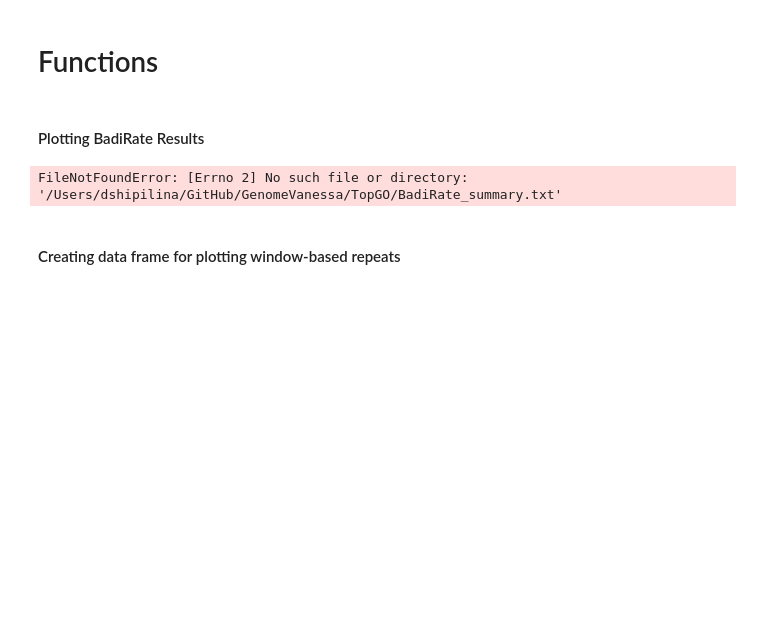
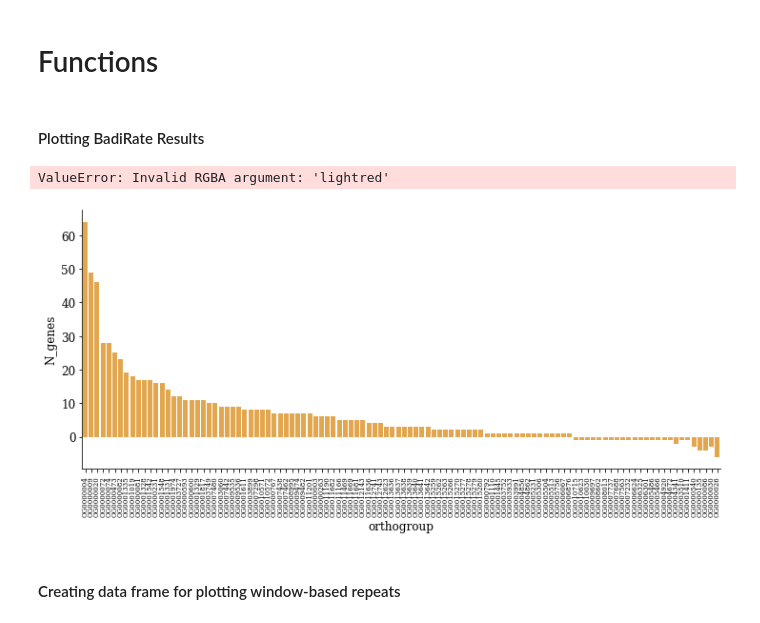
Before and after one commit to DaSh-bash/GenomeVanessa, a Jupyter notebook: Figures/VanessaGenomeFigures.ipynb, the cells around one changed output. Saved outputs shown, nothing was run; the diff lists cells and outputs as text; code cells hidden in the pictures; blank space fills up the shorter version.

Commit message:
new BadiRate insert

```diff
--- a/Figures/VanessaGenomeFigures.ipynb
+++ b/Figures/VanessaGenomeFigures.ipynb
@@ -24,62 +24,80 @@ ml.rc('font', family='serif',size=12)
 # %% [markdown]
 #### Plotting BadiRate Results
 # %%
-new = open("/Users/dshipilina/GitHub/GenomeVanessa/TopGO/BadiRate_summary.txt").read()
+#Reading the file
+
+#new = open("/Users/dshipilina/GitHub/GenomeVanessa/TopGO/BadiRate_summary.txt").read()
+new = open("/Users/dariashipilina/Documents/GitHub/GenomeVanessa/TopGO/BadiRate_summary.txt").read()
 split_ = new.split('\n')
-print(split_[2])
+#print(split_[2])
 eigve_array=[]
 #print(split_file2[2])
 for i in split_:
     ii=i.split()
     eigve_array+=[ii]
 
 df3=pd.DataFrame(eigve_array)
 df3.columns =["orthogroup", "N_genes"]
 df3 = df3[:-1]
 #df3 = df3.apply(pd.to_numeric, errors='coerce')
 df3["N_genes"] = pd.to_numeric(df3["N_genes"], downcast="float")
 df3
 
-#df3.hist()
-    #df3, x="orthogroup", col="N_genes",
-    #binwidth=3, height=3, facet_kws=dict(margin_titles=True),
-#)
-#ml.rcParams['figure.figsize'] = (12.0, 5.0)
-#plt.plot(x=0)
+
+#Setting up aspect ratio and axes
+
+ml.rcParams['figure.figsize'] = (12.0, 5.0)
 plt.xticks(rotation=90)
 plt.tick_params(axis='x', labelsize=7)
 plt.rcParams['axes.spines.left'] = True
 plt.rcParams['axes.spines.right'] = False
 plt.rcParams['axes.spines.top'] = False
 plt.rcParams['axes.spines.bottom'] = True
-plt.xlabel("Position along the chromosome")
-plt.ylabel("Number of repeats")
-x=df3["orthogroup"]
-y=df3["N_genes"]
+plt.xlabel("Orthogroups")
+plt.ylabel("Number of genes")
+
+#Creating barplot
+
 #plt.bar(x,y) #,hue=df3["N_genes"],palette="cool")
-ml.rcParams['figure.figsize'] = (13.0, 5.0)
-graph= sns.barplot(x,y, color="#faab36",) #df3["N_genes"])
-## ax = sns.countplot(x="class", data=titanic)
-#ml.rcParams['figure.figsize'] = (8.0, 5.0)
-#plt.plot(x=0)
+graph= sns.barplot(df3["orthogroup"],df3["N_genes"], color="#faab36") #df3["N_genes"])
+
+
+#Setting up differential transparency
+
+#df3["alpha"] = np.where(df3['N_genes']<0, 1.0, 0.05)
+#sns.barplot(x=df3["orthogroup"], y=df3["N_genes"],data=df3[df3["alpha"] == 0.05], color= "#faab36")
+#sns.barplot(x=df3["orthogroup"], y=df3["N_genes"],data=df3[df3["alpha"] == 1.0], color= "grey")
+#sns.barplot(x=df3["orthogroup"], y=df3["N_genes"],data=df3[df3["alpha"] == 1.0], alpha=1.0)
+#ax = sens.barplot(x=idx, y=values) # or use ax=your_axis_object
+
+for bar in graph.patches:
+    if bar.get_height() < 0:
+        bar.set_color('lightblue')
+    else:
+        bar.set_color('lightred')
+
+
 plt.xticks(rotation=90)
 plt.tick_params(axis='x', labelsize=7)
 plt.rcParams['axes.spines.left'] = True
 plt.rcParams['axes.spines.right'] = False
 plt.rcParams['axes.spines.top'] = False
 plt.rcParams['axes.spines.bottom'] = True
 plt.xlabel("Orthogroups")
 plt.ylabel("Number of genes")
 #Graph is created and stored in the variable 'graph'
 #graph = sns.barplot(x="sepal_width",y="petal_width",data=dataset)
-#Drawing a horizontal line at point 1.25
-graph.axhline(0,linewidth=1,color="grey")
-#plt.savefig("/Users/dshipilina/GitHub/GenomeVanessa/VanessaAnnotation/TopGO_Data_Prep/topGOstat.pdf",bbox_inches="tight")
+
+#Drawing a horizontal line at y=0
+#graph.axhline(0,linewidth=1,color="grey") #,style="_")
+
+#Saving the figure
+plt.savefig("/Users/dariashipilina/Documents/GitHub/GenomeVanessa/Figures/01_GOTerms/BadiRatestatsV2.pdf",bbox_inches="tight")
+plt.savefig("/Users/dariashipilina/Documents/GitHub/GenomeVanessa/Figures/01_GOTerms/BadiRatestatsV2.png",bbox_inches="tight")
 plt.show()
-#plt.savefig("/Users/dshipilina/GitHub/GenomeVanessa/VanessaAnnotation/TopGO_Data_Prep/topGOstat.pdf",bbox_inches="tight")
-#df3
 # %% [output]
-FileNotFoundError: [Errno 2] No such file or directory: '/Users/dshipilina/GitHub/GenomeVanessa/TopGO/BadiRate_summary.txt'
+ValueError: Invalid RGBA argument: 'lightred'
+[figure, added]
 # %% [markdown]
 #### Creating data frame for plotting window-based repeats
 # %%
```
Also changed, not shown: parts of 1 cell of this notebook, 2 other files.
